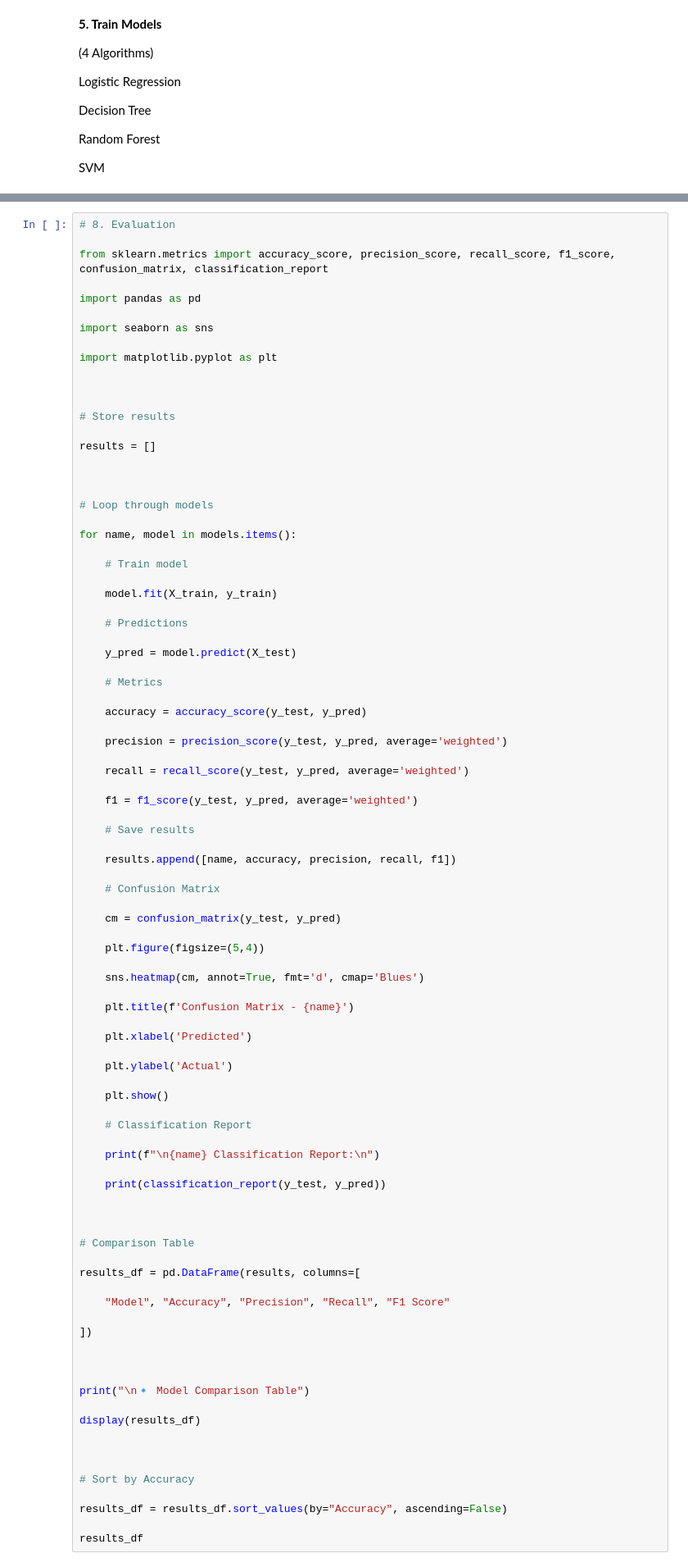
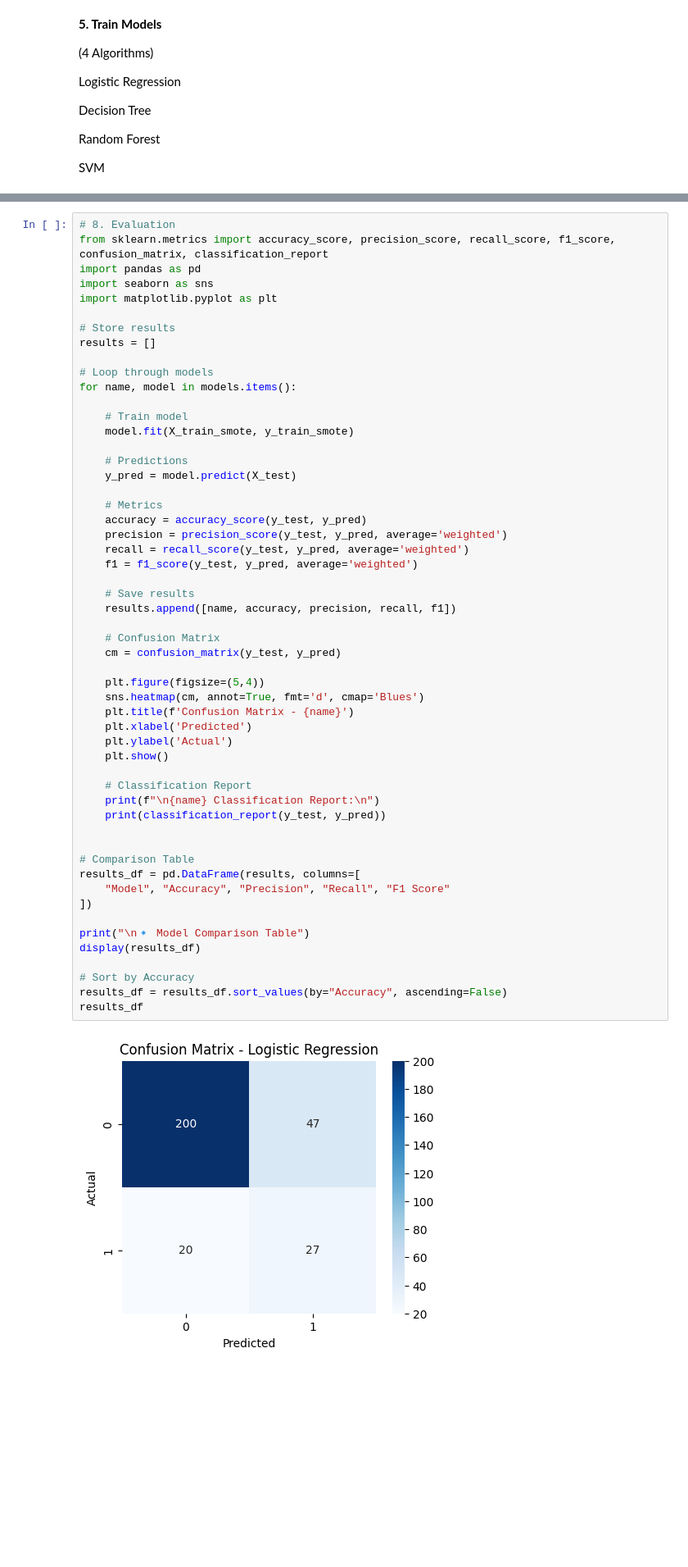
Before and after one commit to kasundi2002/Employee_Attrition_ML_Analysis, a Jupyter notebook: notebooks/MainNotebook.ipynb, the cells around one changed output, grey strips where cells are left out. Shown at 82% size. Saved outputs shown, nothing was run; the diff lists cells and outputs as text; blank space fills up the shorter version.

Commit message:
trained models and scripts updated

```diff
--- a/notebooks/MainNotebook.ipynb
+++ b/notebooks/MainNotebook.ipynb
@@ -309,90 +332,56 @@ for name, model in models.items():
 # %%
 # 8. Evaluation
-
 from sklearn.metrics import accuracy_score, precision_score, recall_score, f1_score, confusion_matrix, classification_report
-
 import pandas as pd
-
 import seaborn as sns
-
 import matplotlib.pyplot as plt
 
-
-
 # Store results
-
 results = []
 
-
-
 # Loop through models
-
 for name, model in models.items():
 
     # Train model
-
-    model.fit(X_train, y_train)
+    model.fit(X_train_smote, y_train_smote)
 
     # Predictions
-
     y_pred = model.predict(X_test)
 
     # Metrics
-
     accuracy = accuracy_score(y_test, y_pred)
-
     precision = precision_score(y_test, y_pred, average='weighted')
-
     recall = recall_score(y_test, y_pred, average='weighted')
-
     f1 = f1_score(y_test, y_pred, average='weighted')
 
     # Save results
-
     results.append([name, accuracy, precision, recall, f1])
 
     # Confusion Matrix
-
     cm = confusion_matrix(y_test, y_pred)
 
     plt.figure(figsize=(5,4))
-
     sns.heatmap(cm, annot=True, fmt='d', cmap='Blues')
-
     plt.title(f'Confusion Matrix - {name}')
-
     plt.xlabel('Predicted')
-
     plt.ylabel('Actual')
-
     plt.show()
 
     # Classification Report
-
     print(f"\n{name} Classification Report:\n")
-
     print(classification_report(y_test, y_pred))
 
 
-
 # Comparison Table
-
 results_df = pd.DataFrame(results, columns=[
-
     "Model", "Accuracy", "Precision", "Recall", "F1 Score"
-
 ])
 
-
-
 print("\n🔹 Model Comparison Table")
-
 display(results_df)
 
-
-
 # Sort by Accuracy
-
 results_df = results_df.sort_values(by="Accuracy", ascending=False)
-
 results_df
+# %% [output]
+[figure, added]
```
Also changed, not shown: parts of 11 cells of this notebook, 5 other files.
